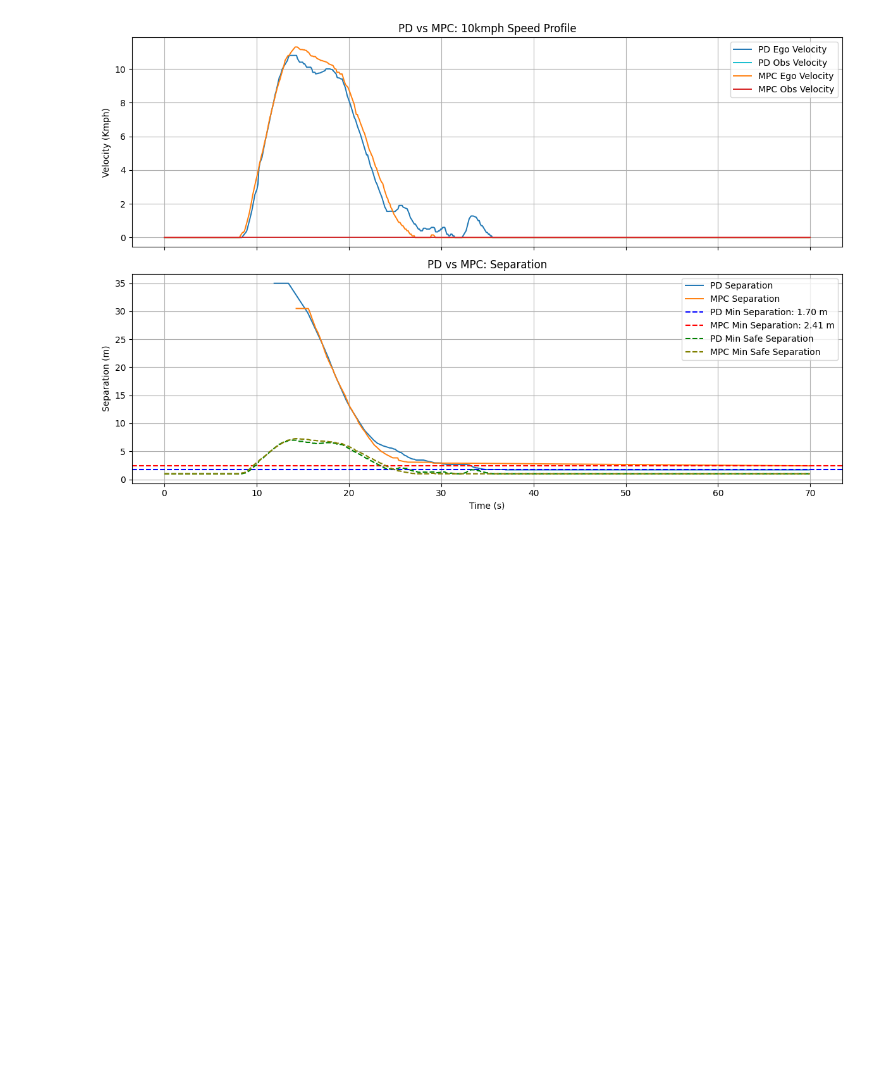
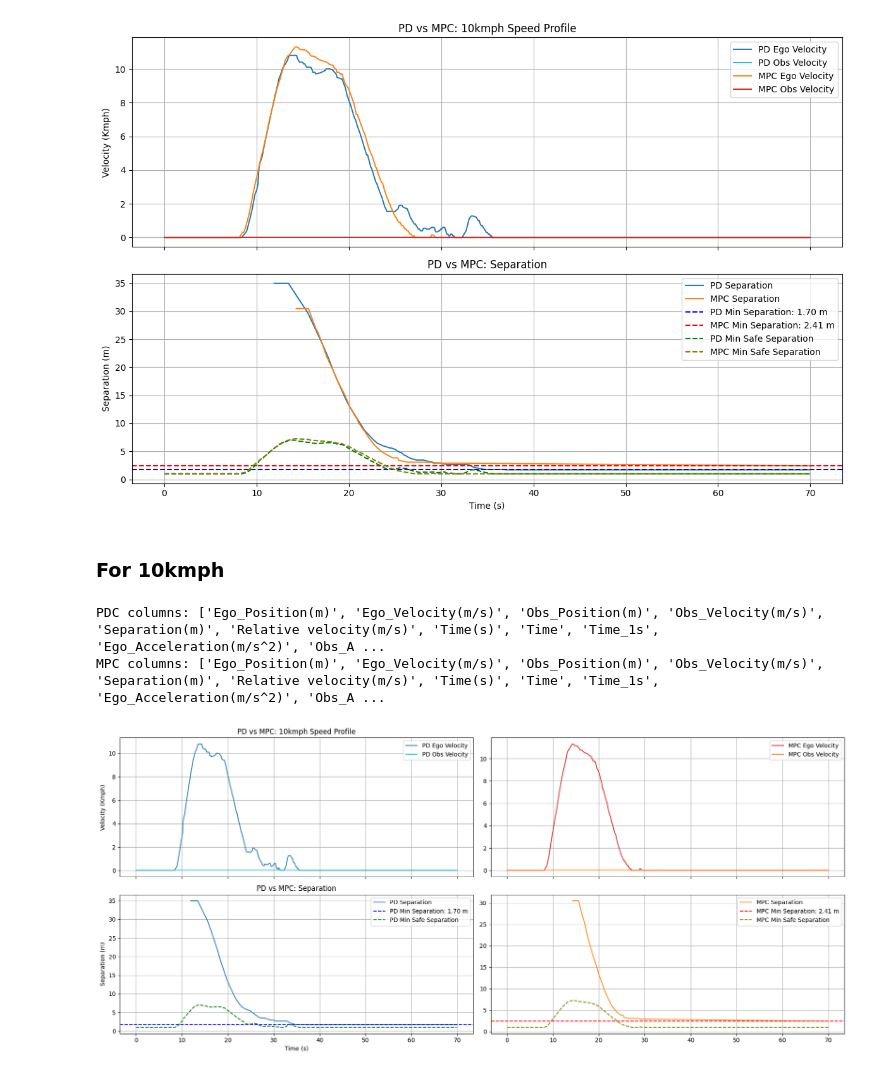
Before and after one commit to Santhosh4888/Adaptive-Cruise-Control, a Jupyter notebook: 9_Vehicle_Testing_Results/Testing_Using_Radar/March27_2026/PDC_VS_MPC_Comparison_CS.ipynb, the cells around one changed output. Cells and saved outputs as stored; diff of their text form; code cells hidden in the pictures; blank space fills up the shorter version.

```diff
--- a/9_Vehicle_Testing_Results/Testing_Using_Radar/March27_2026/PDC_VS_MPC_Comparison_CS.ipynb
+++ b/9_Vehicle_Testing_Results/Testing_Using_Radar/March27_2026/PDC_VS_MPC_Comparison_CS.ipynb
@@ -209,3 +273,67 @@ plt.show()
 PDC columns: ['Ego_Position(m)', 'Ego_Velocity(m/s)', 'Obs_Position(m)', 'Obs_Velocity(m/s)', 'Separation(m)', 'Relative velocity(m/s)', 'Time(s)', 'Time', 'Time_1s', 'Ego_Acceleration(m/s^2)', 'Obs_A ...
 MPC columns: ['Ego_Position(m)', 'Ego_Velocity(m/s)', 'Obs_Position(m)', 'Obs_Velocity(m/s)', 'Separation(m)', 'Relative velocity(m/s)', 'Time(s)', 'Time', 'Time_1s', 'Ego_Acceleration(m/s^2)', 'Obs_A ...
 [figure]
+# %% [markdown]
+### For 10kmph
+# %%
+# Plotting the data from the selected file name for both PDC and MPC
+# Assuming PDC_data_list and MPC_data_list are loaded, and PDC_file_name & MPC_file_name are selected
+
+pdc_df = pd.read_csv(os.path.join(internal_PDC_CDP_data_dir, PDC_file_name))
+mpc_df = pd.read_csv(os.path.join(internal_MPC_CDP_data_dir, MPC_file_name))
+
+print("PDC columns:", pdc_df.columns.tolist())
+print("MPC columns:", mpc_df.columns.tolist())
+
+# Use actual column names from your data
+x_col = "Time(s)"  # Time in seconds
+ego_vel_col = "Ego_Velocity_clean"
+obs_vel_col = "Obs_Velocity_clean"
+sep_col = "Separation_clean"
+
+# Calculation minimum separation for both PD and MPC to plot as horizontal lines
+minimum_separation_pd = pdc_df[sep_col].min()
+minimum_separation_mpc = mpc_df[sep_col].min()
+
+fig, ax = plt.subplots(2, 2, figsize=(18, 8), sharex=True)
+
+# Plot 1: Ego velocity and obstacle velocity for PD and MPC
+ax[0][0].plot(pdc_df[x_col], pdc_df[ego_vel_col], label="PD Ego Velocity", color="tab:blue", linewidth=1.4)
+ax[0][0].plot(pdc_df[x_col], pdc_df[obs_vel_col], label="PD Obs Velocity", color="tab:cyan", linewidth=1.4)
+ax[0][1].plot(mpc_df[x_col], mpc_df[ego_vel_col], label="MPC Ego Velocity", color="tab:red", linewidth=1.4)
+ax[0][1].plot(mpc_df[x_col], mpc_df[obs_vel_col], label="MPC Obs Velocity", color="tab:orange", linewidth=1.4)
+ax[0][0].set_ylabel("Velocity (Kmph)")
+ax[0][0].legend(loc="best")
+ax[0][1].legend(loc="best")
+ax[0][0].grid(True)
+ax[0][1].grid(True)
+ax[0][0].set_title("PD vs MPC: 10kmph Speed Profile")
+
+# Plot 2: Separation for PD and MPC
+ax[1][0].plot(pdc_df[x_col], pdc_df[sep_col], label="PD Separation", color="tab:blue", linewidth=1.4)
+ax[1][1].plot(mpc_df[x_col], mpc_df[sep_col], label="MPC Separation", color="tab:orange", linewidth=1.4)
+ax[1][0].axhline(y=minimum_separation_pd, color='b', linestyle='--', label=f'PD Min Separation: {minimum_separation_pd:.2f} m')
+ax[1][1].axhline(y=minimum_separation_mpc, color='red', linestyle='--', label=f'MPC Min Separation: {minimum_separation_mpc:.2f} m')
+ax[1][0].set_ylabel("Separation (m)")
+ax[1][0].set_xlabel("Time (s)")
+ax[1][0].legend(loc="best")
+ax[1][1].legend(loc="best")
+ax[1][0].grid(True)
+ax[1][1].grid(True)
+ax[1][0].set_title("PD vs MPC: Separation")
+
+# Minimum safe separation line ( 2 seconds at current speed + min safe distance)
+min_safe_sep_pd = pdc_df["Ego_Velocity_clean"] * (1000/3600) * 2 + CP.Dd
+min_safe_sep_mpc = mpc_df["Ego_Velocity_clean"] * (1000/3600) * 2 + CP.Dd
+ax[1][0].plot(pdc_df["Time(s)"], min_safe_sep_pd, color="green", linestyle="--", label="PD Min Safe Separation")
+ax[1][1].plot(mpc_df["Time(s)"], min_safe_sep_mpc, color="olive", linestyle="--", label="MPC Min Safe Separation")
+ax[1][0].legend(loc="best")
+ax[1][1].legend(loc="best")
+
+
+plt.tight_layout()
+plt.show()
+# %% [output]
+PDC columns: ['Ego_Position(m)', 'Ego_Velocity(m/s)', 'Obs_Position(m)', 'Obs_Velocity(m/s)', 'Separation(m)', 'Relative velocity(m/s)', 'Time(s)', 'Time', 'Time_1s', 'Ego_Acceleration(m/s^2)', 'Obs_A ...
+MPC columns: ['Ego_Position(m)', 'Ego_Velocity(m/s)', 'Obs_Position(m)', 'Obs_Velocity(m/s)', 'Separation(m)', 'Relative velocity(m/s)', 'Time(s)', 'Time', 'Time_1s', 'Ego_Acceleration(m/s^2)', 'Obs_A ...
+[figure, added]
```
Also changed, not shown: parts of 2 cells of this notebook, 1 other file.
